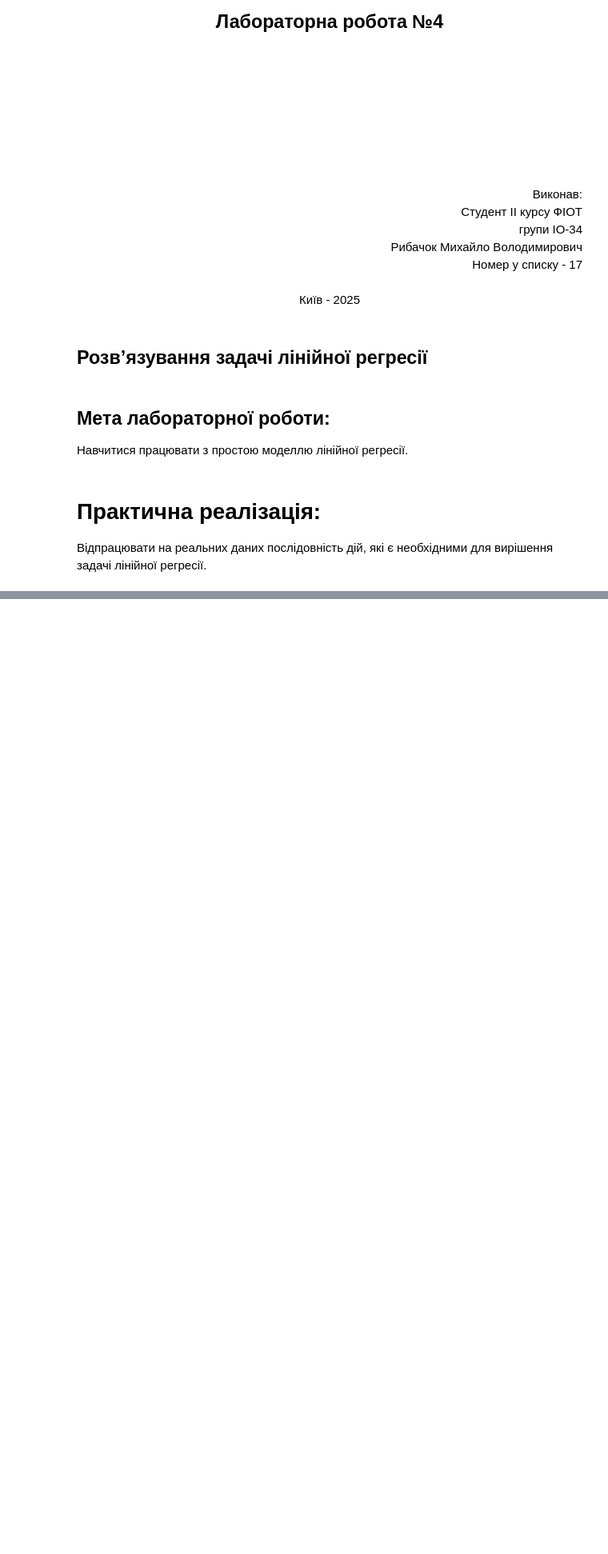
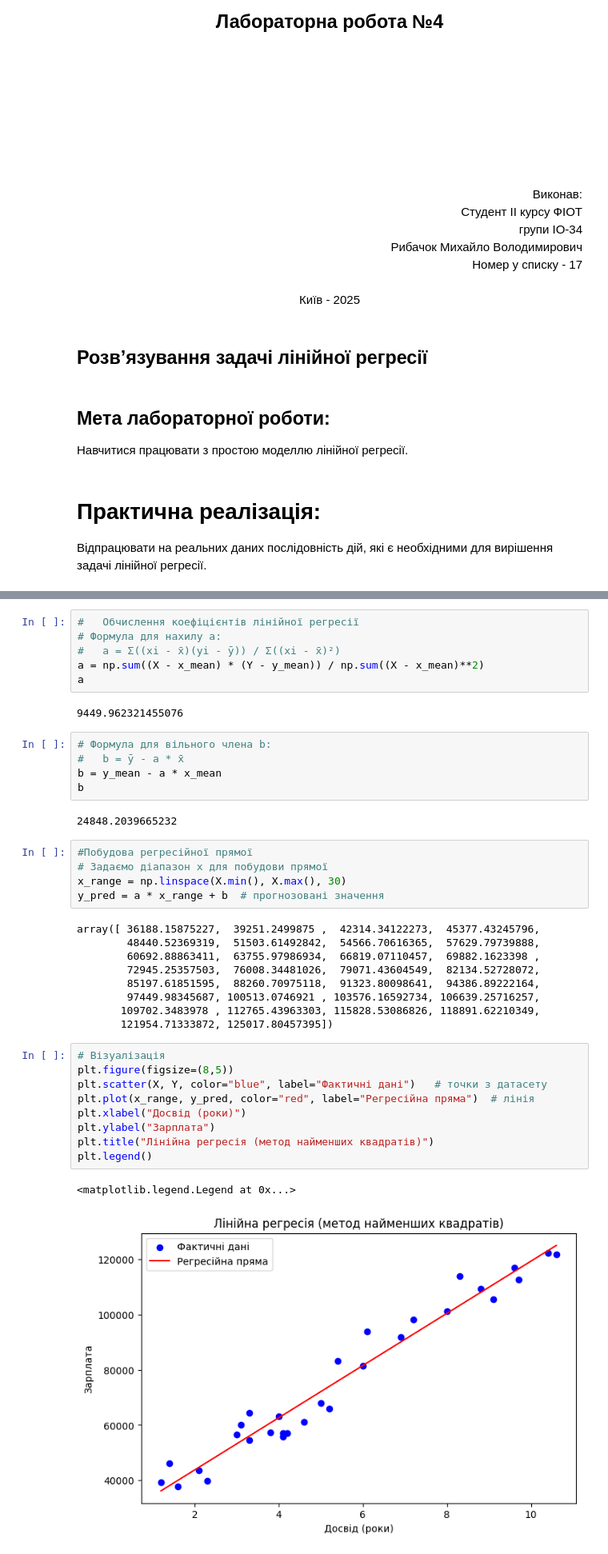
Before and after one commit to M1shanyaaa/DataScience_labs_KPI, a Jupyter notebook: Lab4/Lab4.ipynb, the cells around one changed output, grey strips where cells are left out. Shown: that part at 80% size. Cells and saved outputs as stored; diff of their text form; blank space fills up the shorter version.

```diff
--- a/Lab4/Lab4.ipynb
+++ b/Lab4/Lab4.ipynb
@@ -50,0 +115,41 @@ print("Path to dataset files:", path)
+# %%
+#   Обчислення коефіцієнтів лінійної регресії
+# Формула для нахилу a:
+#   a = Σ((xi - x̄)(yi - ȳ)) / Σ((xi - x̄)²)
+a = np.sum((X - x_mean) * (Y - y_mean)) / np.sum((X - x_mean)**2)
+a
+# %% [output]
+9449.962321455076
+# %%
+# Формула для вільного члена b:
+#   b = ȳ - a * x̄
+b = y_mean - a * x_mean
+b
+# %% [output]
+24848.2039665232
+# %%
+#Побудова регресійної прямої
+# Задаємо діапазон x для побудови прямої
+x_range = np.linspace(X.min(), X.max(), 30)
+y_pred = a * x_range + b  # прогнозовані значення
+# %% [output]
+array([ 36188.15875227,  39251.2499875 ,  42314.34122273,  45377.43245796,
+        48440.52369319,  51503.61492842,  54566.70616365,  57629.79739888,
+        60692.88863411,  63755.97986934,  66819.07110457,  69882.1623398 ,
+        72945.25357503,  76008.34481026,  79071.43604549,  82134.52728072,
+        85197.61851595,  88260.70975118,  91323.80098641,  94386.89222164,
+        97449.98345687, 100513.0746921 , 103576.16592734, 106639.25716257,
+       109702.3483978 , 112765.43963303, 115828.53086826, 118891.62210349,
+       121954.71333872, 125017.80457395])
+# %%
+# Візуалізація
+plt.figure(figsize=(8,5))
+plt.scatter(X, Y, color="blue", label="Фактичні дані")   # точки з датасету
+plt.plot(x_range, y_pred, color="red", label="Регресійна пряма")  # лінія
+plt.xlabel("Досвід (роки)")
+plt.ylabel("Зарплата")
+plt.title("Лінійна регресія (метод найменших квадратів)")
+plt.legend()
+# %% [output]
+<matplotlib.legend.Legend at 0x...>
+[figure, added]
```
Also changed, not shown: parts of 13 cells of this notebook, 1 other file.
